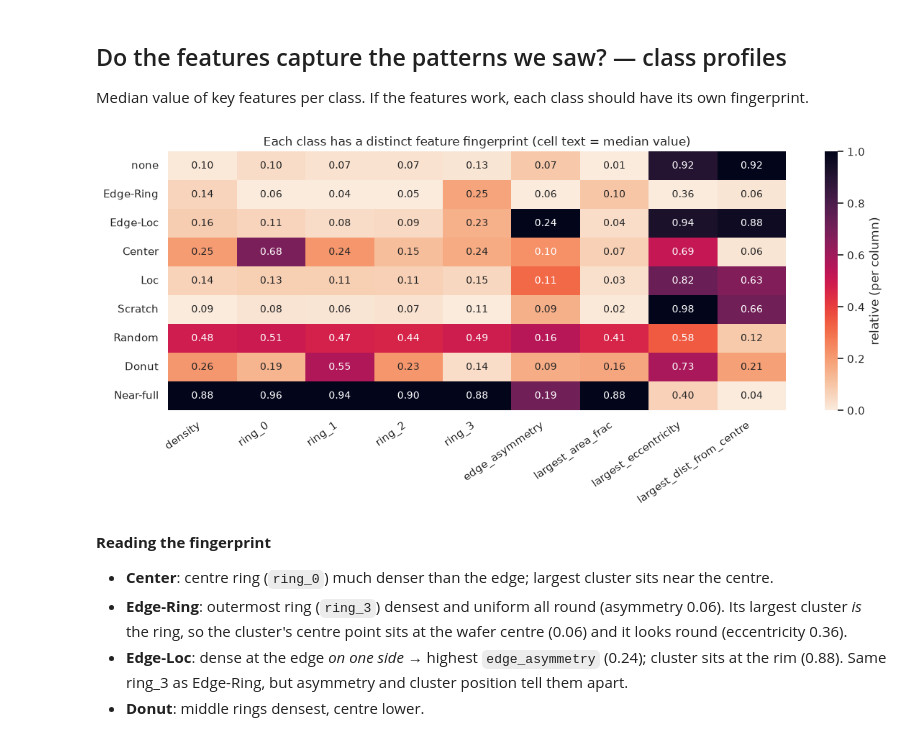
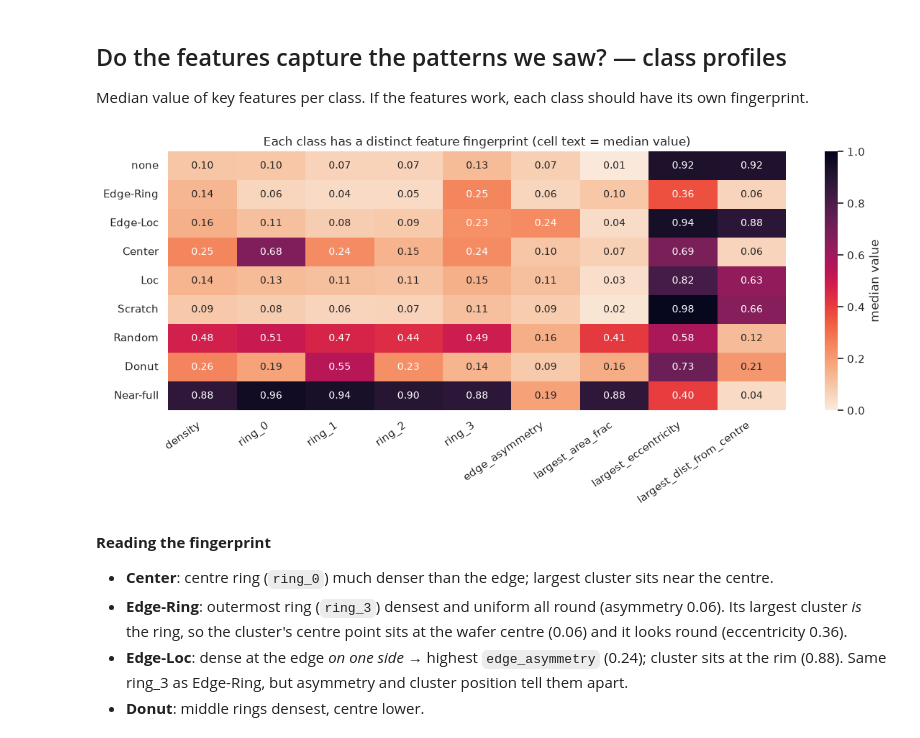
Before and after one commit to ericseow-98/Project-3-Assignment, a Jupyter notebook: notebooks/02_features.ipynb, the cells around one changed output. Cells and saved outputs as stored; diff of their text form; code cells hidden in the pictures.

```diff
--- a/notebooks/02_features.ipynb
+++ b/notebooks/02_features.ipynb
@@ -101,18 +101,17 @@ Median value of key features per class. If the features work, each class should
 # %%
 key = ["density", "ring_0", "ring_1", "ring_2", "ring_3", "edge_asymmetry",
        "largest_area_frac", "largest_eccentricity", "largest_dist_from_centre"]
 profile = feats.groupby("failureType")[key].median().reindex(CLASS_ORDER).astype(float)
-# Scale each column 0-1 so colours are comparable across features; annotate with real medians
-scaled = (profile - profile.min()) / (profile.max() - profile.min())
+# All these features run from 0 to 1, so one shared scale keeps colours comparable across columns
 
 fig, ax = plt.subplots(figsize=(12, 5.5))
-sns.heatmap(scaled, annot=profile.to_numpy(), fmt=".2f", cmap="rocket_r", annot_kws={"size": 10},
-            cbar_kws={"label": "relative (per column)"}, ax=ax)
+sns.heatmap(profile, annot=True, fmt=".2f", cmap="rocket_r", vmin=0, vmax=1, annot_kws={"size": 10},
+            cbar_kws={"label": "median value"}, ax=ax)
 ax.set(title="Each class has a distinct feature fingerprint (cell text = median value)", xlabel="", ylabel="")
 plt.xticks(rotation=35, ha="right")
 plt.tight_layout(); savefig("class_feature_fingerprint"); plt.show()
 # %% [output]
-[figure, old version]
+[figure, new version]
 # %% [markdown]
 **Reading the fingerprint**
 - **Center**: centre ring (`ring_0`) much denser than the edge; largest cluster sits near the centre.
```
Also changed, not shown: 18 other files.
